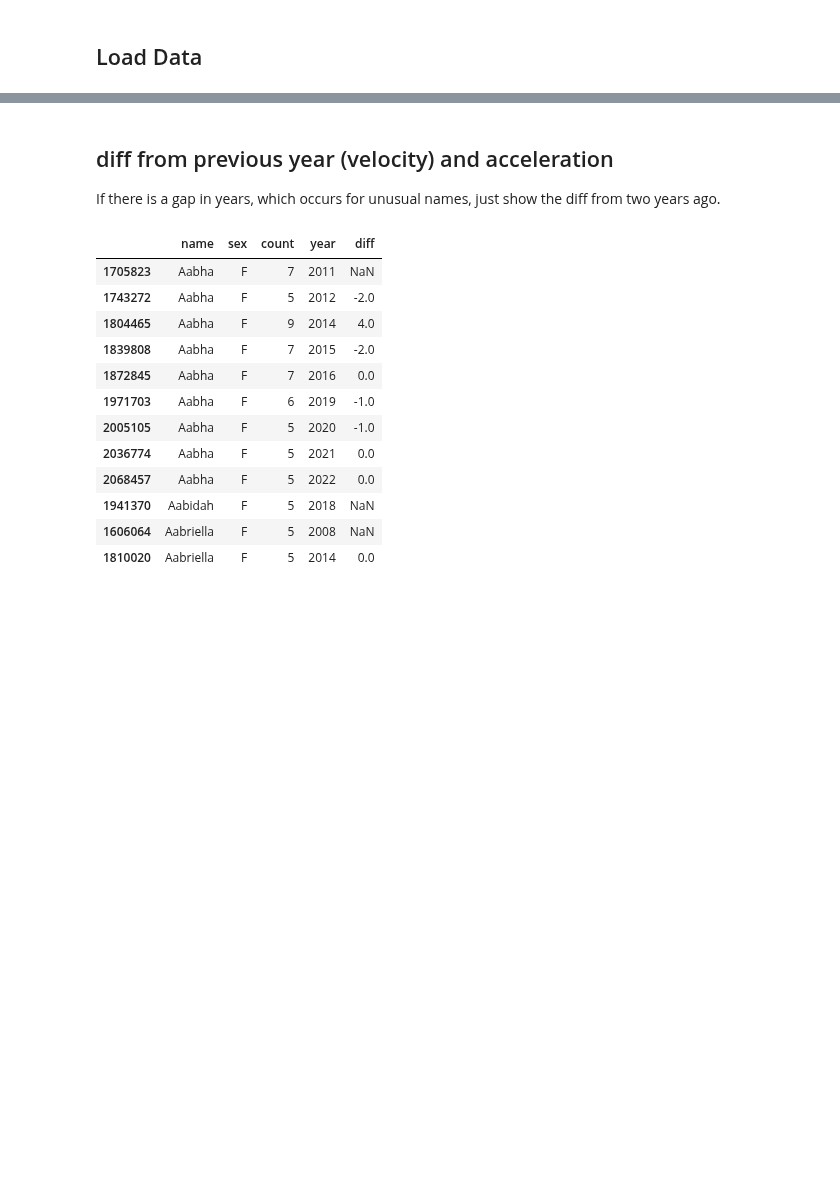
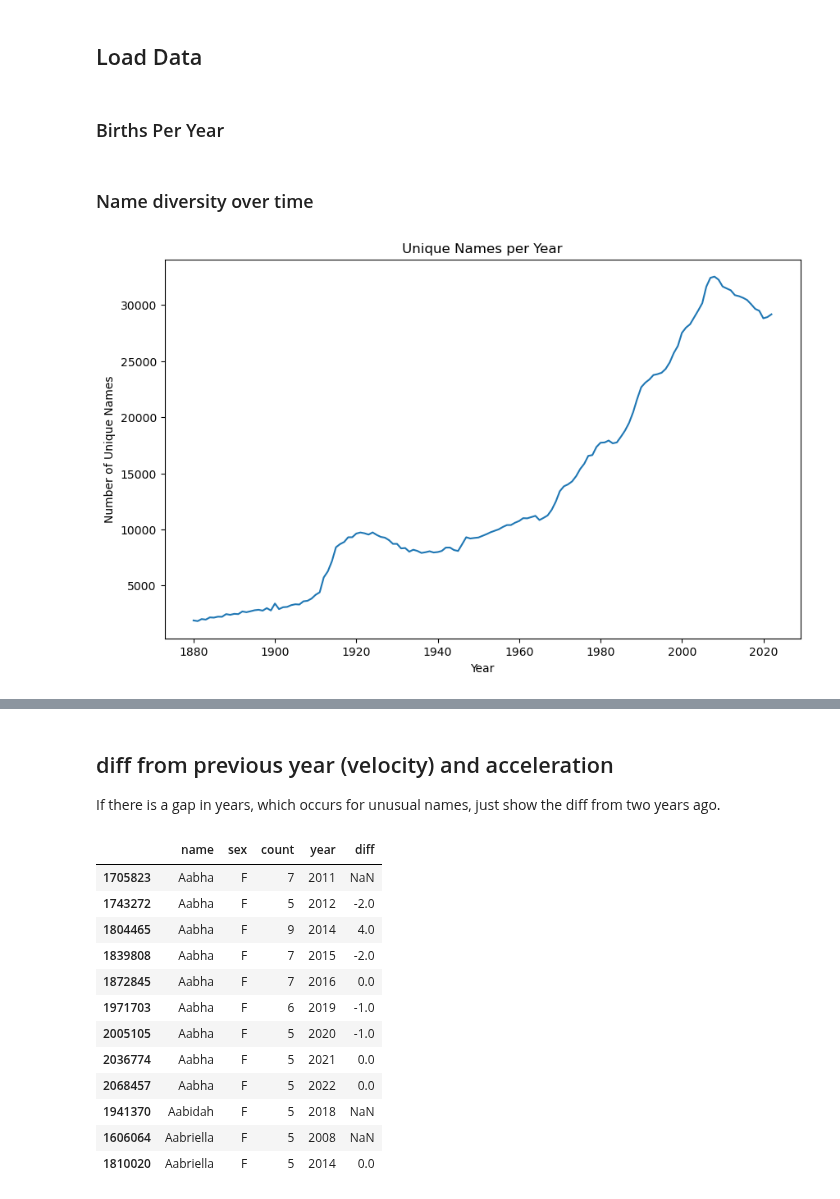
Before and after one commit to paulsch1/capstone, a Jupyter notebook: cap2_national.ipynb, the cells around one changed output, grey strips where cells are left out. Saved outputs shown, nothing was run; the diff lists cells and outputs as text; code cells hidden in the pictures; blank space fills up the shorter version.

```diff
--- a/cap2_national.ipynb
+++ b/cap2_national.ipynb
@@ -14,3 +16,5 @@ warnings.filterwarnings("ignore", category=FutureWarning, module='altair')
 # %%
 national_df = pd.read_csv("Data/national_data.csv")
 states_df = pd.read_csv("Data/states_data.csv")
+# %% [markdown]
+### Births Per Year
@@ -16,0 +32,15 @@ states_df = pd.read_csv("Data/states_data.csv")
+# %% [markdown]
+### Name diversity over time
+# %%
+#Group data by year - coutn number of unique names
+grouped_df2 = national_df.groupby('year')['name'].nunique().reset_index()
+
+#create line plot
+plt.figure(figsize=(10,6))
+sns.lineplot(data=grouped_df2, x='year', y='name')
+plt.xlabel('Year')
+plt.ylabel('Number of Unique Names')
+plt.title('Unique Names per Year')
+plt.show()
+# %% [output]
+[figure, added]
```
Also changed, not shown: parts of 6 cells of this notebook.
